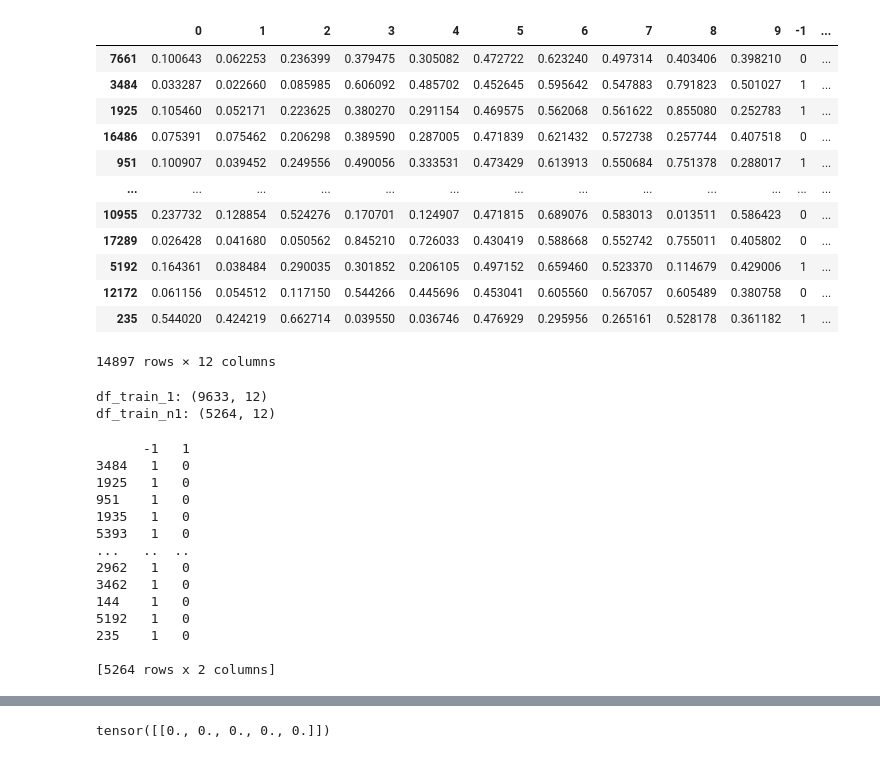
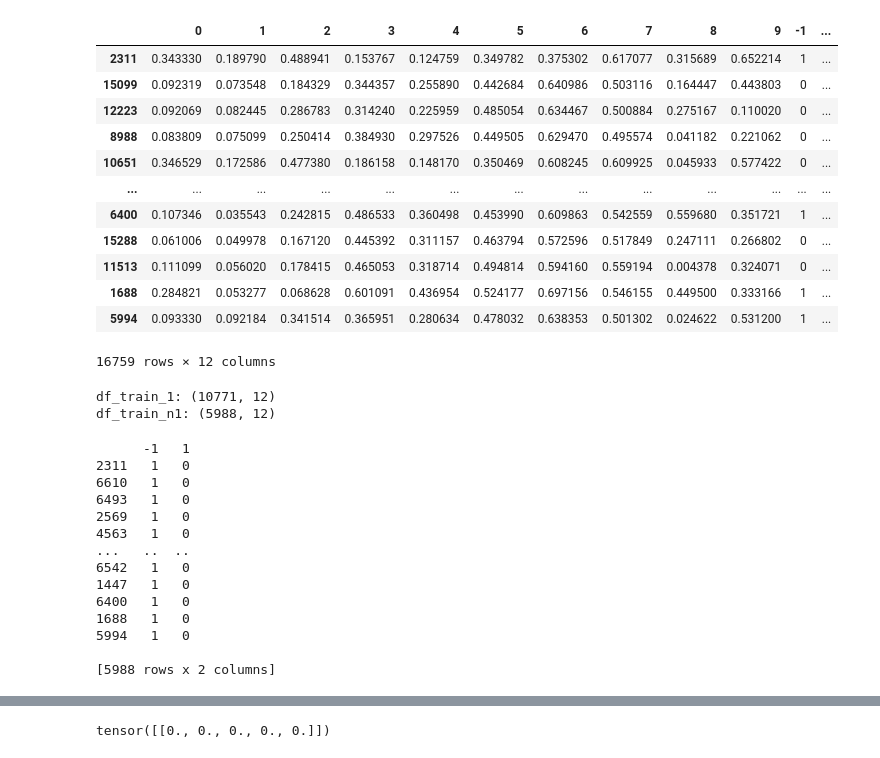
Before and after one commit to wmagampo/NeuralNetwork_contest, a Jupyter notebook: magic04_dataset.ipynb, the cells around one changed output, grey strips where cells are left out. Saved outputs shown, nothing was run; the diff lists cells and outputs as text; code cells hidden in the pictures.

```diff
--- a/magic04_dataset.ipynb
+++ b/magic04_dataset.ipynb
@@ -20,28 +20,28 @@ df_raw = pd.read_csv("magic04.csv", header=None)
 # %%
 y = df_raw.iloc[:,-1]
 x = df_raw.iloc[:,0:-1]
 x = (x - x.min()) / (x.max() - x.min()) #normalized x
 
 #Train Test Split
-x_train, x_test, y_train, y_test = train_test_split(x, y, test_size=0.2, random_state=1)
+x_train, x_test, y_train, y_test = train_test_split(x, y, test_size=0.1, random_state=3)
 
 y_train = pd.get_dummies(y_train)
 df_train = pd.concat([x_train, y_train], axis =1)
 df_train
 # %% [output]
 |  | 0 | 1 | 2 | 3 | 4 | 5 | 6 | 7 | 8 | 9 | -1 | ... |
-| 7661 | 0.100643 | 0.062253 | 0.236399 | 0.379475 | 0.305082 | 0.472722 | 0.623240 | 0.497314 | 0.403406 | 0.398210 | 0 | ... |
-| 3484 | 0.033287 | 0.022660 | 0.085985 | 0.606092 | 0.485702 | 0.452645 | 0.595642 | 0.547883 | 0.791823 | 0.501027 | 1 | ... |
-| 1925 | 0.105460 | 0.052171 | 0.223625 | 0.380270 | 0.291154 | 0.469575 | 0.562068 | 0.561622 | 0.855080 | 0.252783 | 1 | ... |
-| 16486 | 0.075391 | 0.075462 | 0.206298 | 0.389590 | 0.287005 | 0.471839 | 0.621432 | 0.572738 | 0.257744 | 0.407518 | 0 | ... |
-| 951 | 0.100907 | 0.039452 | 0.249556 | 0.490056 | 0.333531 | 0.473429 | 0.613913 | 0.550684 | 0.751378 | 0.288017 | 1 | ... |
+| 2311 | 0.343330 | 0.189790 | 0.488941 | 0.153767 | 0.124759 | 0.349782 | 0.375302 | 0.617077 | 0.315689 | 0.652214 | 1 | ... |
+| 15099 | 0.092319 | 0.073548 | 0.184329 | 0.344357 | 0.255890 | 0.442684 | 0.640986 | 0.503116 | 0.164447 | 0.443803 | 0 | ... |
+| 12223 | 0.092069 | 0.082445 | 0.286783 | 0.314240 | 0.225959 | 0.485054 | 0.634467 | 0.500884 | 0.275167 | 0.110020 | 0 | ... |
+| 8988 | 0.083809 | 0.075099 | 0.250414 | 0.384930 | 0.297526 | 0.449505 | 0.629470 | 0.495574 | 0.041182 | 0.221062 | 0 | ... |
+| 10651 | 0.346529 | 0.172586 | 0.477380 | 0.186158 | 0.148170 | 0.350469 | 0.608245 | 0.609925 | 0.045933 | 0.577422 | 0 | ... |
 | ... | ... | ... | ... | ... | ... | ... | ... | ... | ... | ... | ... | ... |
-| 10955 | 0.237732 | 0.128854 | 0.524276 | 0.170701 | 0.124907 | 0.471815 | 0.689076 | 0.583013 | 0.013511 | 0.586423 | 0 | ... |
-| 17289 | 0.026428 | 0.041680 | 0.050562 | 0.845210 | 0.726033 | 0.430419 | 0.588668 | 0.552742 | 0.755011 | 0.405802 | 0 | ... |
-| 5192 | 0.164361 | 0.038484 | 0.290035 | 0.301852 | 0.206105 | 0.497152 | 0.659460 | 0.523370 | 0.114679 | 0.429006 | 1 | ... |
-| 12172 | 0.061156 | 0.054512 | 0.117150 | 0.544266 | 0.445696 | 0.453041 | 0.605560 | 0.567057 | 0.605489 | 0.380758 | 0 | ... |
-| 235 | 0.544020 | 0.424219 | 0.662714 | 0.039550 | 0.036746 | 0.476929 | 0.295956 | 0.265161 | 0.528178 | 0.361182 | 1 | ... |
+| 6400 | 0.107346 | 0.035543 | 0.242815 | 0.486533 | 0.360498 | 0.453990 | 0.609863 | 0.542559 | 0.559680 | 0.351721 | 1 | ... |
+| 15288 | 0.061006 | 0.049978 | 0.167120 | 0.445392 | 0.311157 | 0.463794 | 0.572596 | 0.517849 | 0.247111 | 0.266802 | 0 | ... |
+| 11513 | 0.111099 | 0.056020 | 0.178415 | 0.465053 | 0.318714 | 0.494814 | 0.594160 | 0.559194 | 0.004378 | 0.324071 | 0 | ... |
+| 1688 | 0.284821 | 0.053277 | 0.068628 | 0.601091 | 0.436954 | 0.524177 | 0.697156 | 0.546155 | 0.449500 | 0.333166 | 1 | ... |
+| 5994 | 0.093330 | 0.092184 | 0.341514 | 0.365951 | 0.280634 | 0.478032 | 0.638353 | 0.501302 | 0.024622 | 0.531200 | 1 | ... |
-14897 rows × 12 columns
+16759 rows × 12 columns
 # %%
 # 1 greater than 4369 values than -1
 # generate 4369 sample for -1
@@ -52,8 +52,8 @@ print("df_train_1:", df_train_1.shape)
 print("df_train_n1:", df_train_n1.shape)
 #y_train.shape
 # %% [output]
-df_train_1: (9633, 12)
-df_train_n1: (5264, 12)
+df_train_1: (10771, 12)
+df_train_n1: (5988, 12)
 # %%
 
 x = df_train_n1.iloc[:,:-2 ]
@@ -64,19 +64,19 @@ y = torch.Tensor(y.values)
 x = torch.Tensor(x.values)
 # %% [output]
       -1   1
-3484   1   0
-1925   1   0
-951    1   0
-1935   1   0
-5393   1   0
+2311   1   0
+6610   1   0
+6493   1   0
+2569   1   0
+4563   1   0
 ...   ..  ..
-2962   1   0
-3462   1   0
-144    1   0
-5192   1   0
-235    1   0
+6542   1   0
+1447   1   0
+6400   1   0
+1688   1   0
+5994   1   0
 
-[5264 rows x 2 columns]
+[5988 rows x 2 columns]
 # %%
 #Generate Data for minority class M
 
```
Also changed, not shown: parts of 9 cells of this notebook, 3 other files.
